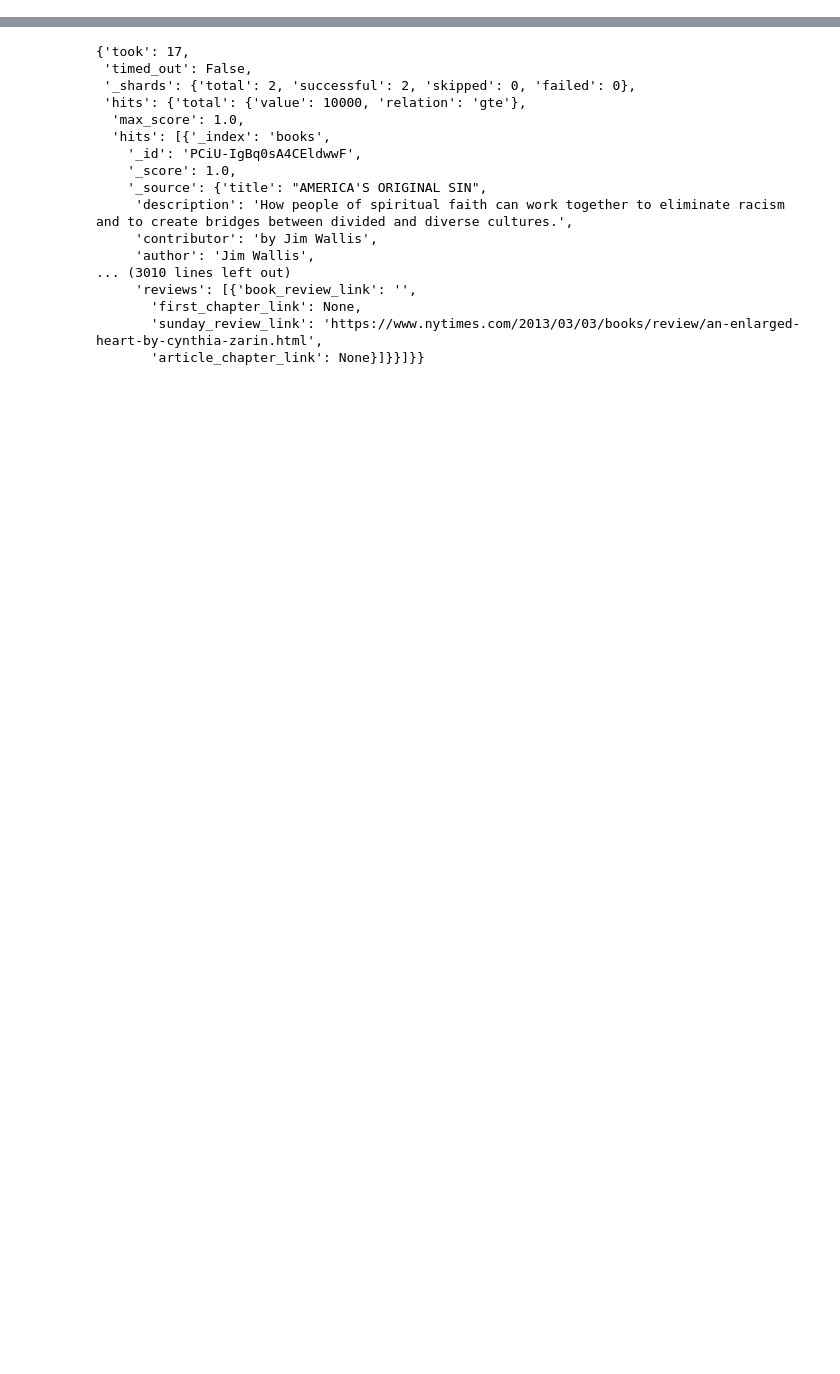
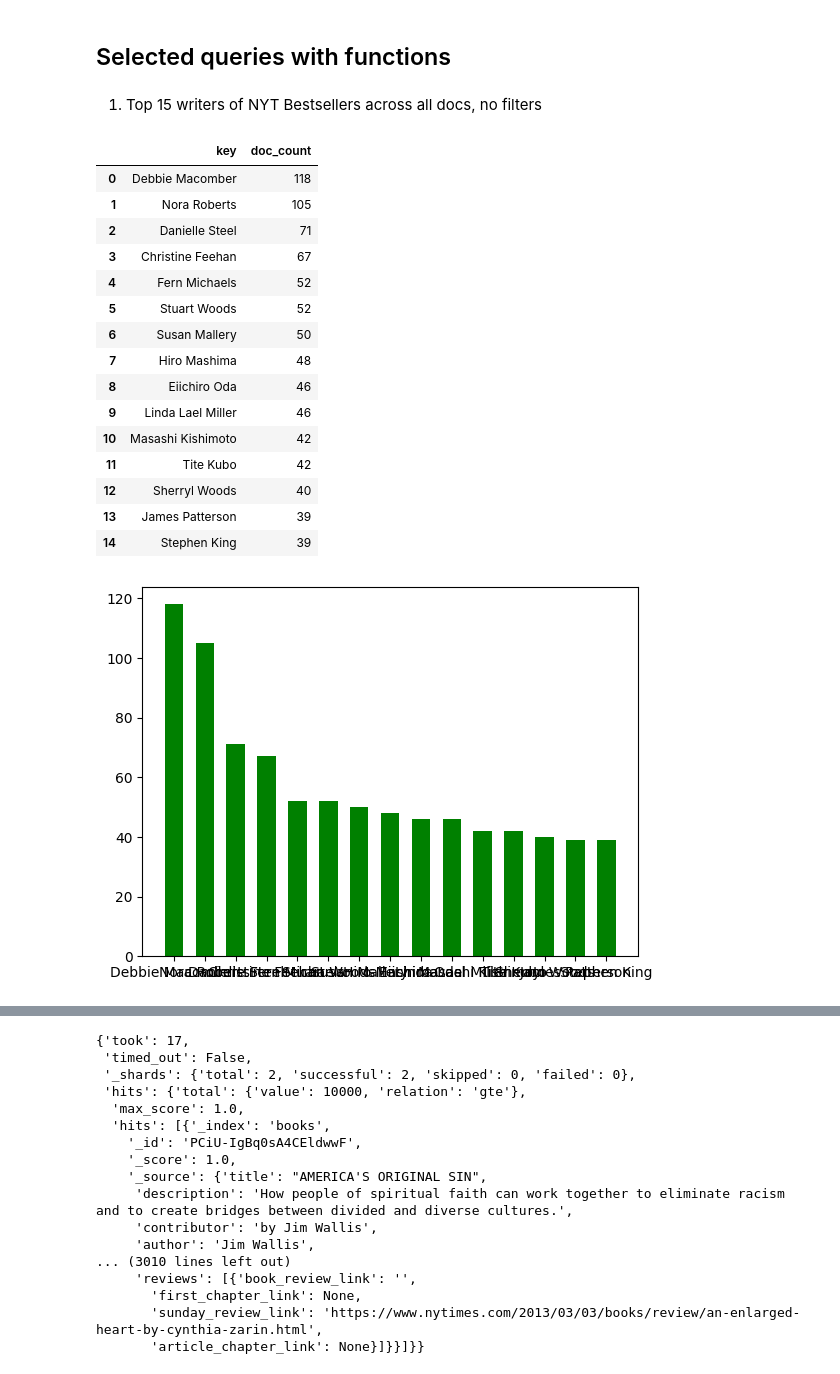
Before and after one commit to cedricsoares/datascientest-projet-new-york-times, a Jupyter notebook: notebooks/books_queries.ipynb, the cells around one changed output, grey strips where cells are left out. Cells and saved outputs as stored; diff of their text form; code cells hidden in the pictures; blank space fills up the shorter version.

Commit message:
Add functions for books

```diff
--- a/notebooks/books_queries.ipynb
+++ b/notebooks/books_queries.ipynb
@@ -2,0 +15,63 @@
+# %% [markdown]
+## Selected queries with functions
+# %% [markdown]
+1. Top 15 writers of NYT Bestsellers across all docs, no filters
+# %%
+import json
+import pandas as pd
+from pprint import pprint
+from datetime import date
+from datetime import timedelta
+import matplotlib.pyplot as plt
+
+def query_agg() :
+
+  from elasticsearch import Elasticsearch
+  es = Elasticsearch(hosts = "http://@localhost:9200")
+
+
+# Top 15 writers of NYT Bestsellers across all docs, no filters
+  query_body = {
+  "size": 0,
+  "aggs": {
+    "per_author": {
+      "terms": {
+        "field": "author.keyword",
+        "size": 15
+      }
+    }
+  }
+}
+
+  result = es.search(index="books", body=query_body)
+  result = json.dumps(result["aggregations"]["per_author"]["buckets"])
+
+  #Pandas.read_json
+
+  df = pd.read_json(result)
+  display(df)
+
+  plt.bar(df["key"], df["doc_count"] , color = 'green', width = 0.6)
+  plt.show()
+  #pprint(result.body)
+
+
+query_agg()
+# %% [output]
+|  | key | doc_count |
+| 0 | Debbie Macomber | 118 |
+| 1 | Nora Roberts | 105 |
+| 2 | Danielle Steel | 71 |
+| 3 | Christine Feehan | 67 |
+| 4 | Fern Michaels | 52 |
+| 5 | Stuart Woods | 52 |
+| 6 | Susan Mallery | 50 |
+| 7 | Hiro Mashima | 48 |
+| 8 | Eiichiro Oda | 46 |
+| 9 | Linda Lael Miller | 46 |
+| 10 | Masashi Kishimoto | 42 |
+| 11 | Tite Kubo | 42 |
+| 12 | Sherryl Woods | 40 |
+| 13 | James Patterson | 39 |
+| 14 | Stephen King | 39 |
+[figure, added]
```
Also changed, not shown: parts of 7 cells of this notebook.
